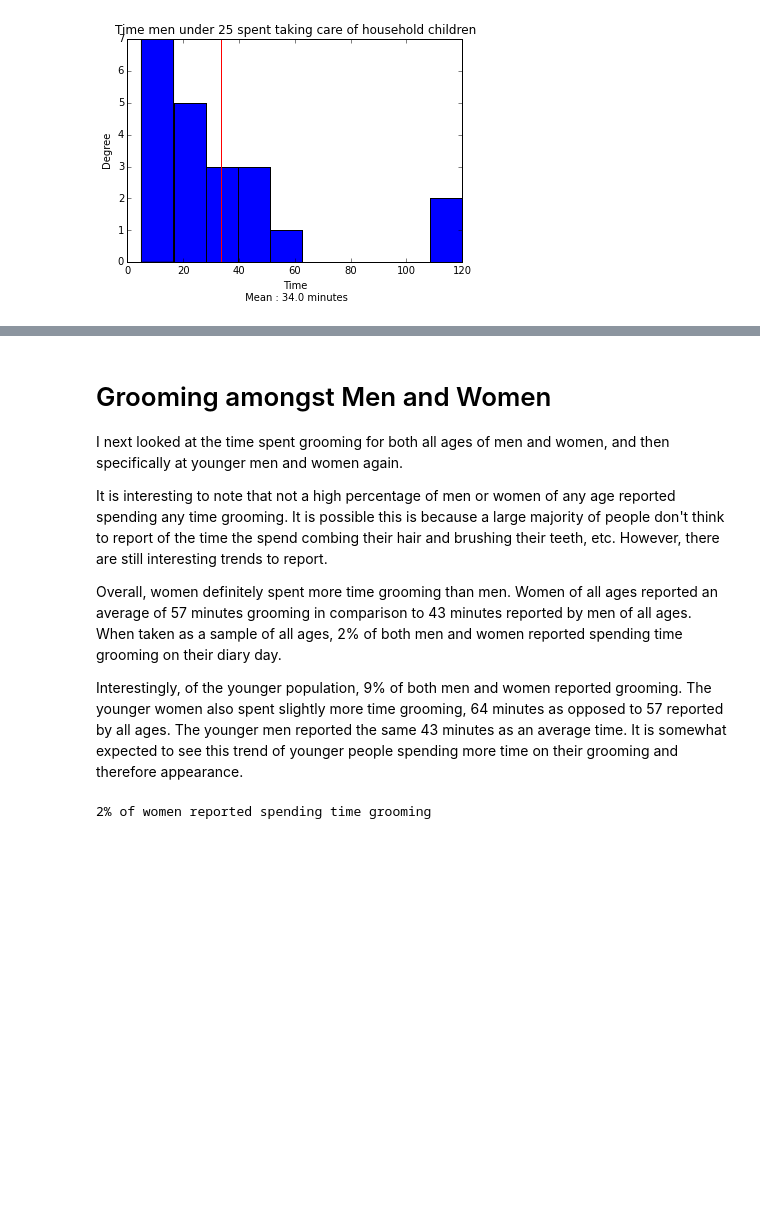
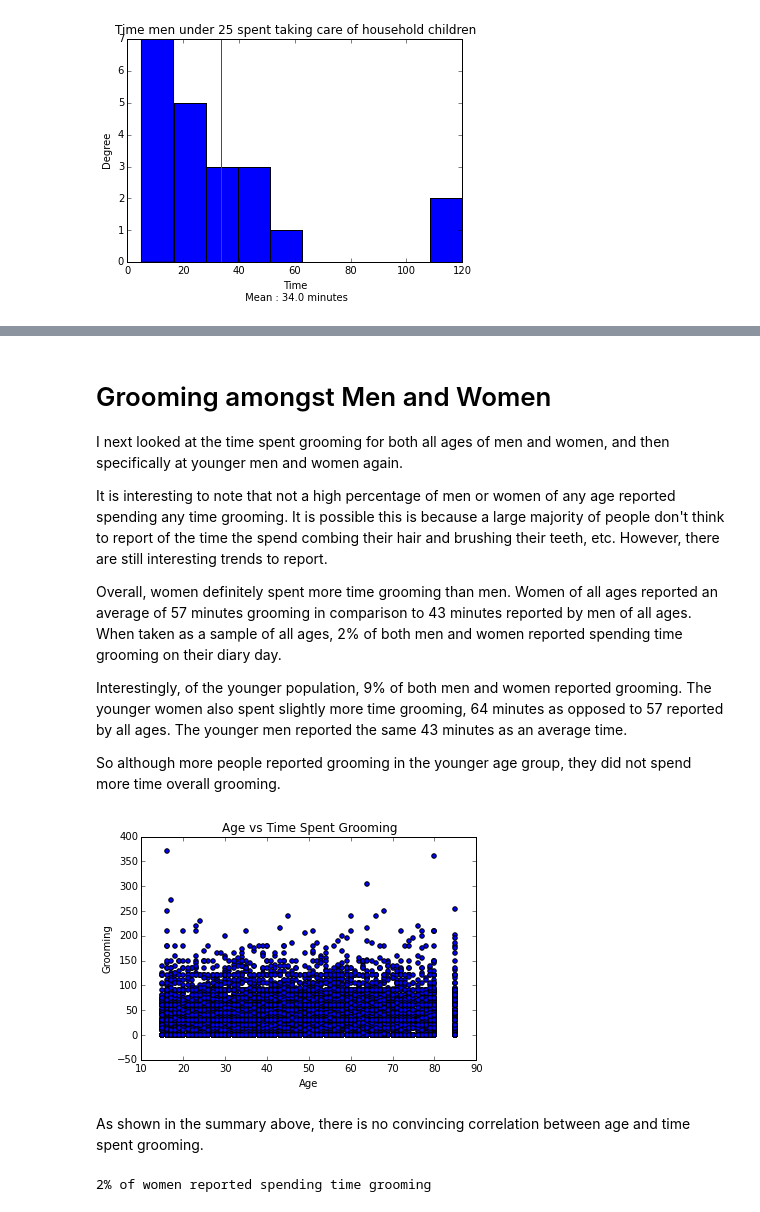
Before and after one commit to andrewmpierce/time-analysis, a Jupyter notebook: Final_ATUS.ipynb, the cells around one changed output, grey strips where cells are left out. Cells and saved outputs as stored; diff of their text form; code cells hidden in the pictures; blank space fills up the shorter version.

```diff
--- a/Final_ATUS.ipynb
+++ b/Final_ATUS.ipynb
@@ -123,5 +131,14 @@ It is interesting to note that not a high percentage of men or women of any age
 
 Overall, women definitely spent more time grooming than men. Women of all ages reported an average of 57 minutes grooming in comparison to 43 minutes reported by men of all ages. When taken as a sample of all ages, 2% of both men and women reported spending time grooming on their diary day.
 
-Interestingly, of the younger population, 9% of both men and women reported grooming. The younger women also spent slightly more time grooming, 64 minutes as opposed to 57 reported by all ages. The younger men reported the same 43 minutes as an average time. It is somewhat expected to see this trend of younger people spending more time on their grooming and therefore appearance.
+Interestingly, of the younger population, 9% of both men and women reported grooming. The younger women also spent slightly more time grooming, 64 minutes as opposed to 57 reported by all ages. The younger men reported the same 43 minutes as an average time.
+
+So although more people reported grooming in the younger age group, they did not spend more time overall grooming.
+# %%
+atussum.plot(kind = 'scatter', x = 'Age', y = 'Grooming', title = 'Age vs Time Spent Grooming')
+plt.show()
+# %% [output]
+[figure, added]
+# %% [markdown]
+As shown in the summary above, there is no convincing correlation between age and time spent grooming.
 # %%
```
Also changed, not shown: parts of 13 cells of this notebook.
